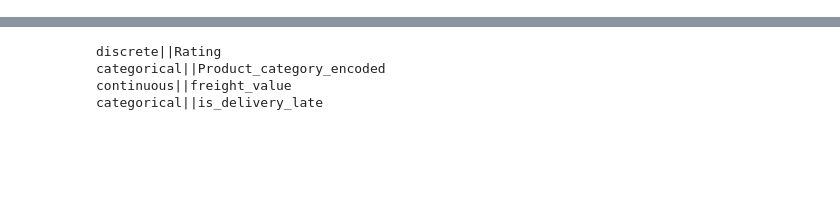
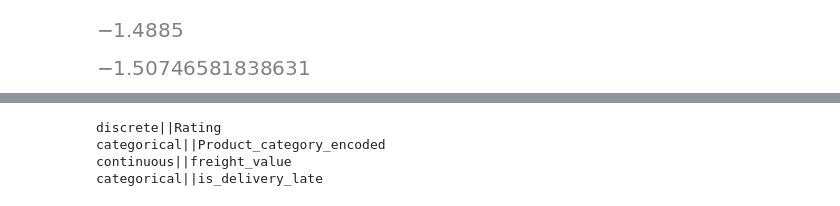
Before and after one commit to juanpi19/causal-inference-marketplace, a Jupyter notebook: notebooks/gcm-development.ipynb, the cells around one changed output, grey strips where cells are left out. Saved outputs shown, nothing was run; the diff lists cells and outputs as text; code cells hidden in the pictures; blank space fills up the shorter version.

```diff
--- a/notebooks/gcm-development.ipynb
+++ b/notebooks/gcm-development.ipynb
@@ -83,0 +203,16 @@ G.add_edges_from(edges_list)
+# %%
+gcm.average_causal_effect(causal_model,
+                          'Rating',
+                          interventions_alternative={'is_delivery_late': lambda x: 1},
+                          interventions_reference={'is_delivery_late': lambda x:0},
+                          num_samples_to_draw=10000)
+# %% [output]
+[figure, added]
+# %%
+gcm.average_causal_effect(causal_model,
+                          'Rating',
+                          interventions_alternative={'is_delivery_late': lambda x: 1},
+                          interventions_reference={'is_delivery_late': lambda x:0},
+                          observed_data=df)
+# %% [output]
+[figure, added]
```
Also changed, not shown: parts of 27 cells of this notebook.
